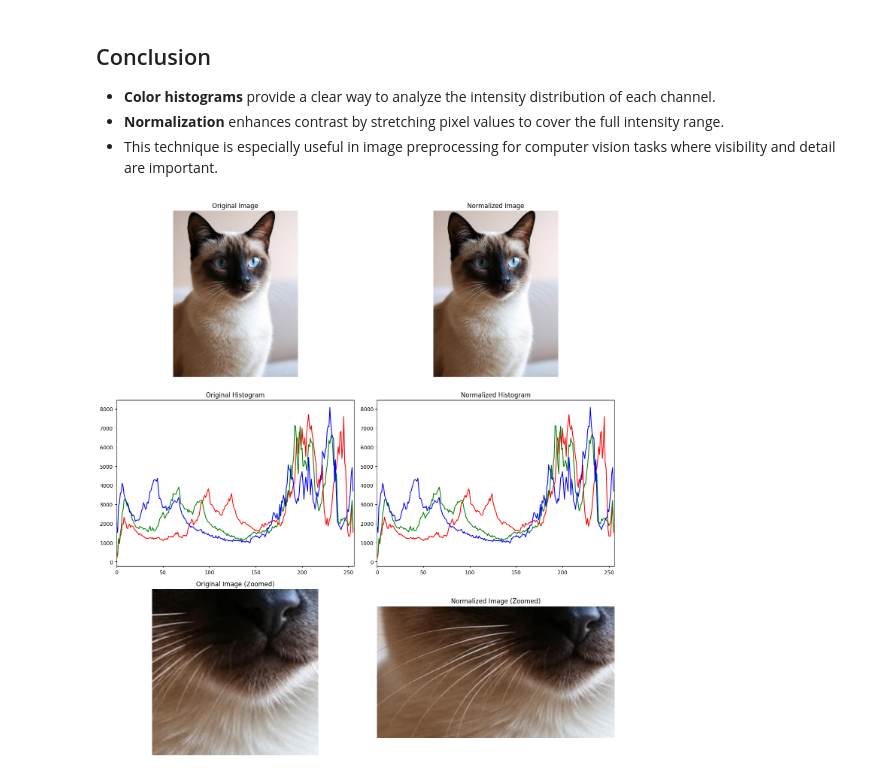
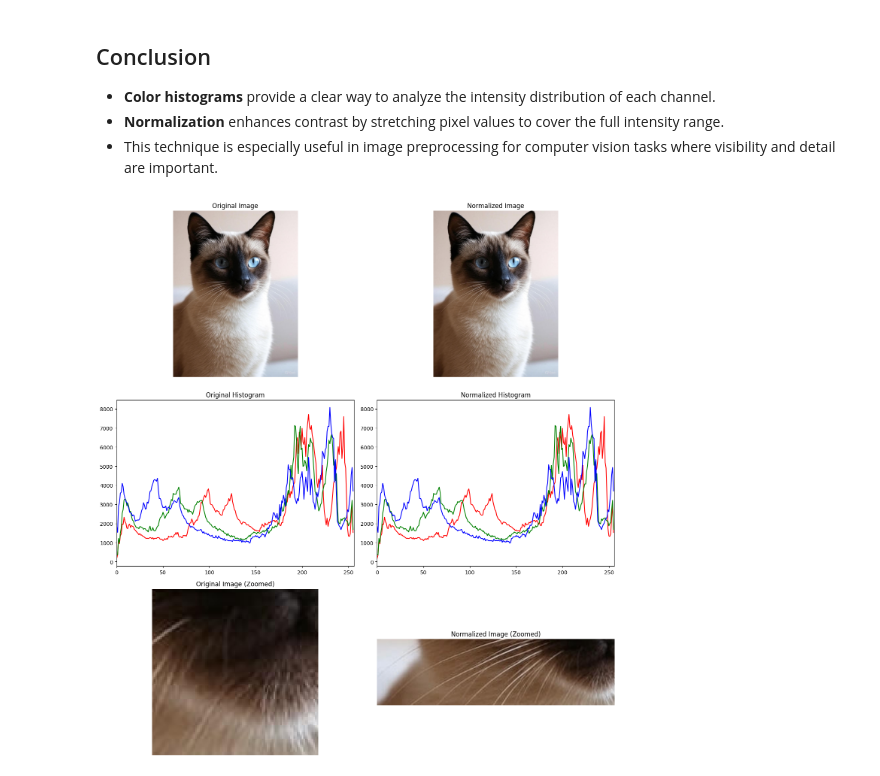
Before and after one commit to notyouriiz/Image_Processing, a Jupyter notebook: Color Histograms/HistogramNormalization.ipynb, the cells around one changed output. Drawn from its saved outputs; the diff is of its cells as text; code cells hidden in the pictures.

```diff
--- a/Color Histograms/HistogramNormalization.ipynb
+++ b/Color Histograms/HistogramNormalization.ipynb
@@ -89,9 +89,8 @@ plot_histogram(normalized_img, "Normalized Image Histogram")
 - This technique is especially useful in image preprocessing for computer vision tasks where visibility and detail are important.
 # %%
 # Combined visualization: Images, Histograms, and Zoomed-in Details
-
 h, w, _ = img_rgb.shape
-crop_size = 100  # pixels
+crop_size = 50  # pixels
 center_h, center_w = h//2, w//2
 
 # Crop regions for detail
@@ -112,31 +111,31 @@ axes[0,1].imshow(normalized_img)
 axes[0,1].set_title("Normalized Image")
 axes[0,1].axis("off")
 
 # Row 2: Histograms
 color = ('r', 'g', 'b')
 
 for i, col in enumerate(color):
     hist = cv2.calcHist([img_rgb], [i], None, [256], [0,256])
     axes[1,0].plot(hist, color=col)
 axes[1,0].set_title("Original Histogram")
 axes[1,0].set_xlim([0,256])
 
 for i, col in enumerate(color):
     hist = cv2.calcHist([normalized_img], [i], None, [256], [0,256])
     axes[1,1].plot(hist, color=col)
 axes[1,1].set_title("Normalized Histogram")
 axes[1,1].set_xlim([0,256])
 
 # Row 3: Zoomed details
 axes[2,0].imshow(original_crop)
 axes[2,0].set_title("Original Image (Zoomed)")
 axes[2,0].axis("off")
 
 axes[2,1].imshow(normalized_crop)
 axes[2,1].set_title("Normalized Image (Zoomed)")
 axes[2,1].axis("off")
 
 plt.tight_layout()
 plt.show()
 # %% [output]
-[figure, old version]
+[figure, new version]
```
Also changed, not shown: parts of 9 cells of this notebook, 2 other files.
